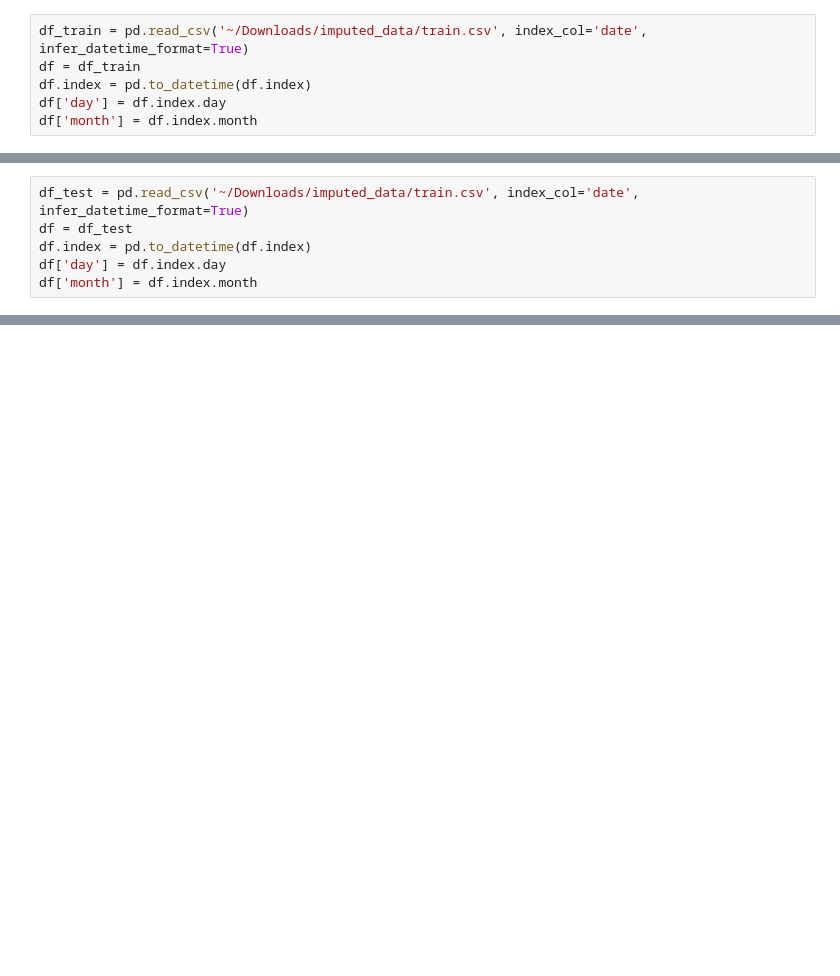
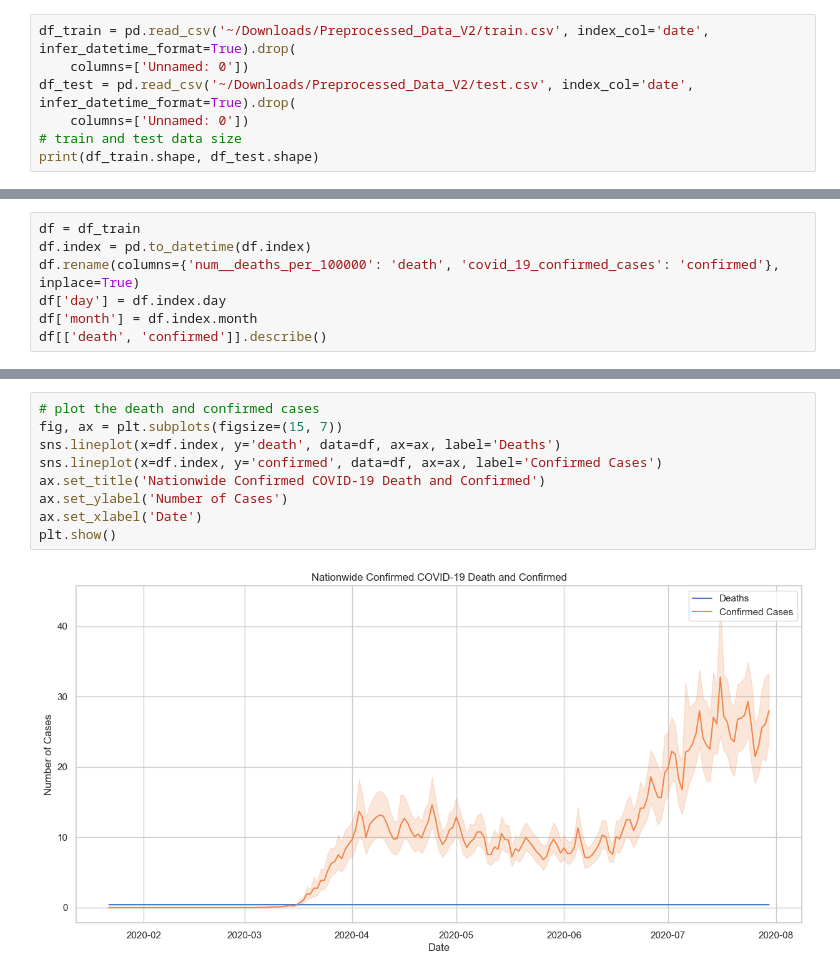
Before and after one commit to zshi719/LTV_DataSci_Capstone_Project, a Jupyter notebook: region_splitting.ipynb, the cells around one changed output, grey strips where cells are left out. Drawn from its saved outputs; the diff is of its cells as text; blank space fills up the shorter version.

```diff
--- a/region_splitting.ipynb
+++ b/region_splitting.ipynb
@@ -11,7 +10,8 @@ from pmdarima.arima import auto_arima
 warnings.filterwarnings('ignore')
 # %%
-df_train = pd.read_csv('~/Downloads/imputed_data/train.csv', index_col='date', infer_datetime_format=True)
-df = df_train
-df.index = pd.to_datetime(df.index)
-df['day'] = df.index.day
-df['month'] = df.index.month
+df_train = pd.read_csv('~/Downloads/Preprocessed_Data_V2/train.csv', index_col='date', infer_datetime_format=True).drop(
+    columns=['Unnamed: 0'])
+df_test = pd.read_csv('~/Downloads/Preprocessed_Data_V2/test.csv', index_col='date', infer_datetime_format=True).drop(
+    columns=['Unnamed: 0'])
+# train and test data size
+print(df_train.shape, df_test.shape)
@@ -18,6 +20,7 @@ df['month'] = df.index.month
 # %%
-df_test = pd.read_csv('~/Downloads/imputed_data/train.csv', index_col='date', infer_datetime_format=True)
-df = df_test
+df = df_train
 df.index = pd.to_datetime(df.index)
+df.rename(columns={'num__deaths_per_100000': 'death', 'covid_19_confirmed_cases': 'confirmed'}, inplace=True)
 df['day'] = df.index.day
 df['month'] = df.index.month
+df[['death', 'confirmed']].describe()
@@ -24,3 +37,14 @@ df['month'] = df.index.month
+# %%
+# plot the death and confirmed cases
+fig, ax = plt.subplots(figsize=(15, 7))
+sns.lineplot(x=df.index, y='death', data=df, ax=ax, label='Deaths')
+sns.lineplot(x=df.index, y='confirmed', data=df, ax=ax, label='Confirmed Cases')
+ax.set_title('Nationwide Confirmed COVID-19 Death and Confirmed')
+ax.set_ylabel('Number of Cases')
+ax.set_xlabel('Date')
+plt.show()
+# %% [output]
+[figure, added]
 # %%
 regions = {
     'West': ['Washington', 'Oregon', 'Idaho', 'Montana', 'Wyoming', 'Arizona', 'New Mexico', 'Oklahoma', 'Texas'],
```
Also changed, not shown: parts of 12 cells of this notebook.
